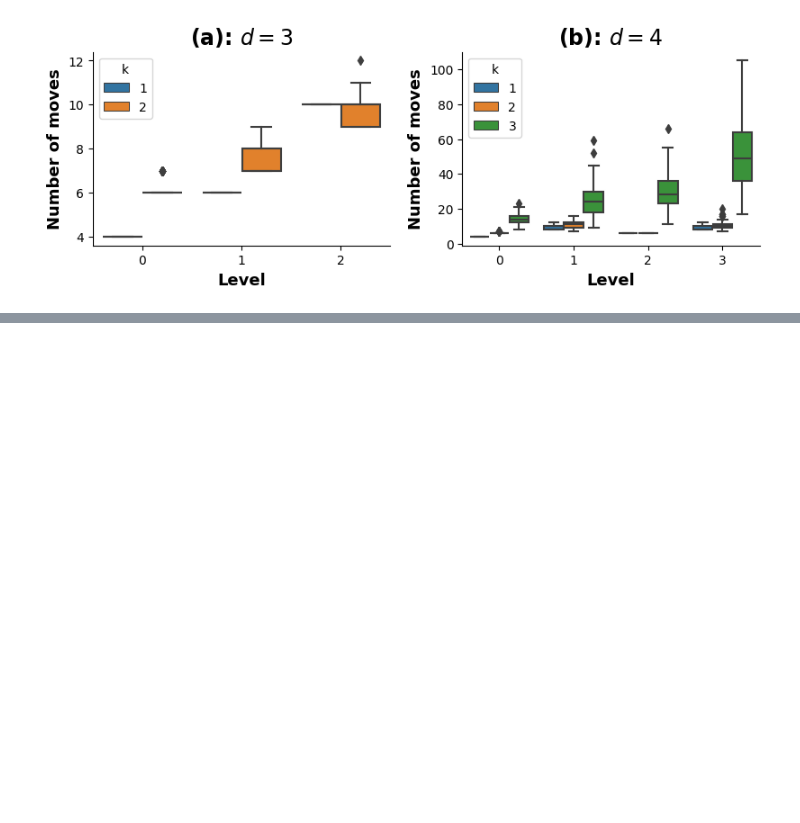
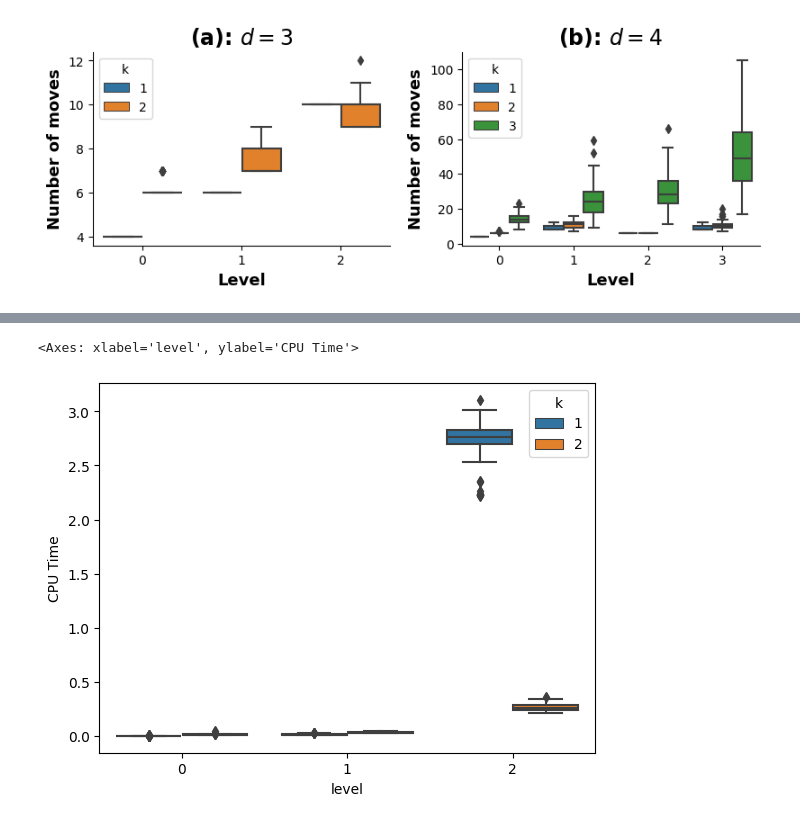
Before and after one commit to lemerleau/CubicPuzzle, a Jupyter notebook: notebooks/plots.ipynb, the cells around one changed output, grey strips where cells are left out. Cells and saved outputs as stored; diff of their text form; code cells hidden in the pictures; blank space fills up the shorter version.

Commit message:
Commit on EA, AS CPU time analysis

```diff
--- a/notebooks/plots.ipynb
+++ b/notebooks/plots.ipynb
@@ -622,0 +631,10 @@ plt.savefig("../images/RL_analysis.pdf")
+# %%
+d = 3
+as_cputime_datad3 = []
+for k in range(1,d):
+    levels = [0,1,2]
+    for l in levels:
+        df = pd.read_csv("../data/as/dim/"+str(d)+"/k/"+str(k)+"/level"+str(l)+"/as_solutions100.csv")
+        as_cputime_datad3 += [df]
+
+as_data_dim3 = pd.concat(as_cputime_datad3)
@@ -622,0 +657,5 @@ plt.savefig("../images/RL_analysis.pdf")
+# %%
+sns.boxplot(as_data_dim3, x="level", y="CPU Time", hue="k")
+# %% [output]
+<Axes: xlabel='level', ylabel='CPU Time'>
+[figure, added]
```
Also changed, not shown: parts of 30 cells of this notebook, 18 other files.
